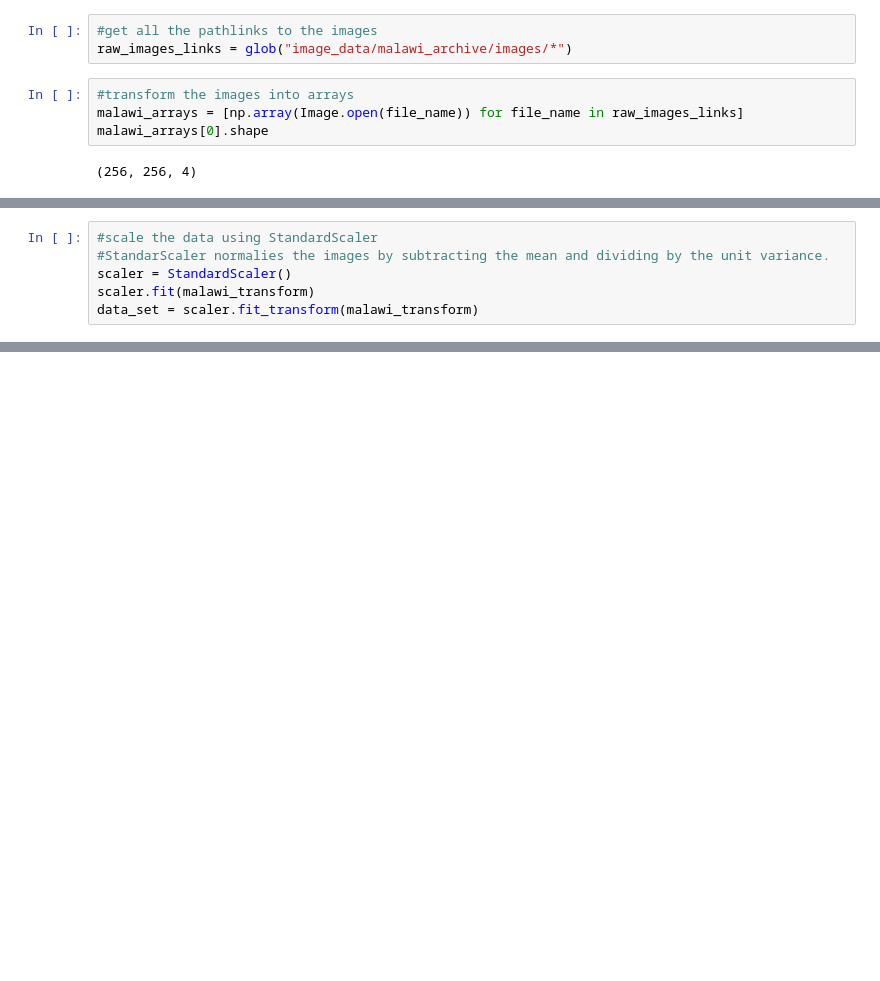
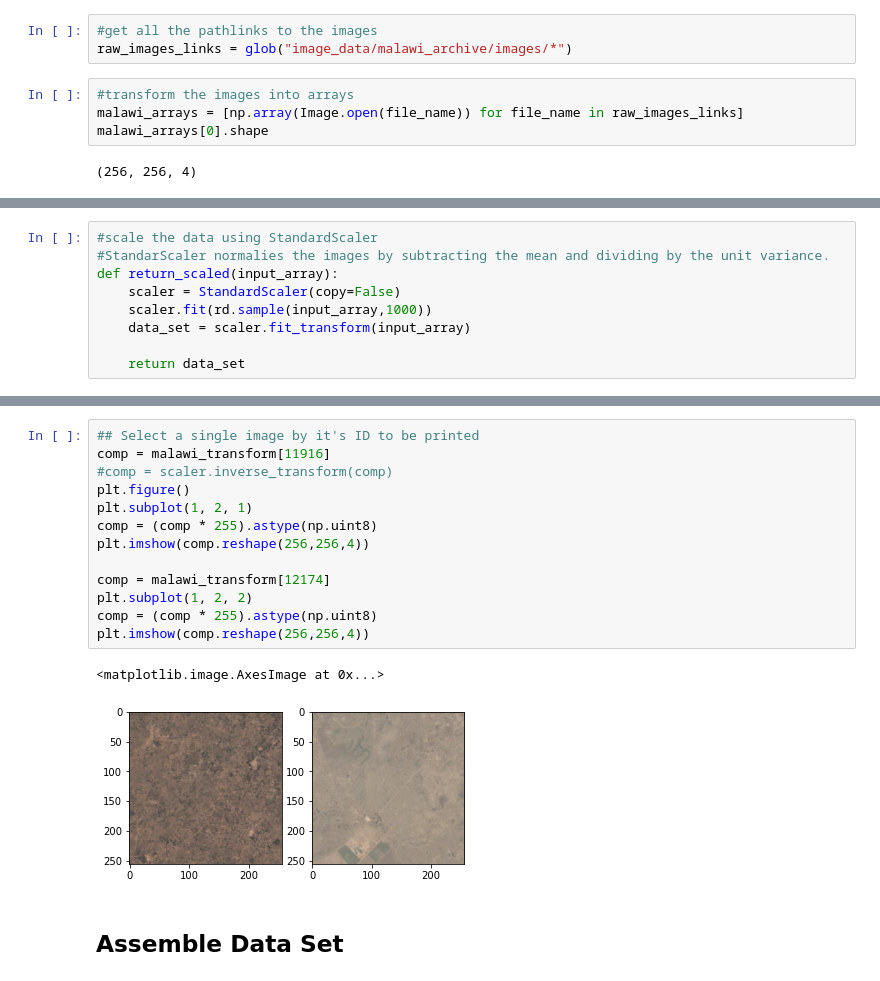
Before and after one commit to ccepelak/ML-SS22, a Jupyter notebook: data_cleaning.ipynb, the cells around one changed output, grey strips where cells are left out. Drawn from its saved outputs; the diff is of its cells as text; blank space fills up the shorter version.

```diff
--- a/data_cleaning.ipynb
+++ b/data_cleaning.ipynb
@@ -84,6 +81,9 @@ malawi_transform[0].shape
 # %%
 #scale the data using StandardScaler
 #StandarScaler normalies the images by subtracting the mean and dividing by the unit variance.
-scaler = StandardScaler()
-scaler.fit(malawi_transform)
-data_set = scaler.fit_transform(malawi_transform)
+def return_scaled(input_array):
+    scaler = StandardScaler(copy=False)
+    scaler.fit(rd.sample(input_array,1000))
+    data_set = scaler.fit_transform(input_array)
+
+    return data_set
@@ -197,0 +203,18 @@ world.query('name == "Malawi"')
+# %%
+## Select a single image by it's ID to be printed
+comp = malawi_transform[11916]
+#comp = scaler.inverse_transform(comp)
+plt.figure()
+plt.subplot(1, 2, 1)
+comp = (comp * 255).astype(np.uint8)
+plt.imshow(comp.reshape(256,256,4))
+
+comp = malawi_transform[12174]
+plt.subplot(1, 2, 2)
+comp = (comp * 255).astype(np.uint8)
+plt.imshow(comp.reshape(256,256,4))
+# %% [output]
+<matplotlib.image.AxesImage at 0x...>
+[figure, added]
+# %% [markdown]
+## Assemble Data Set
```
Also changed, not shown: parts of 32 cells of this notebook, 1 other file.
